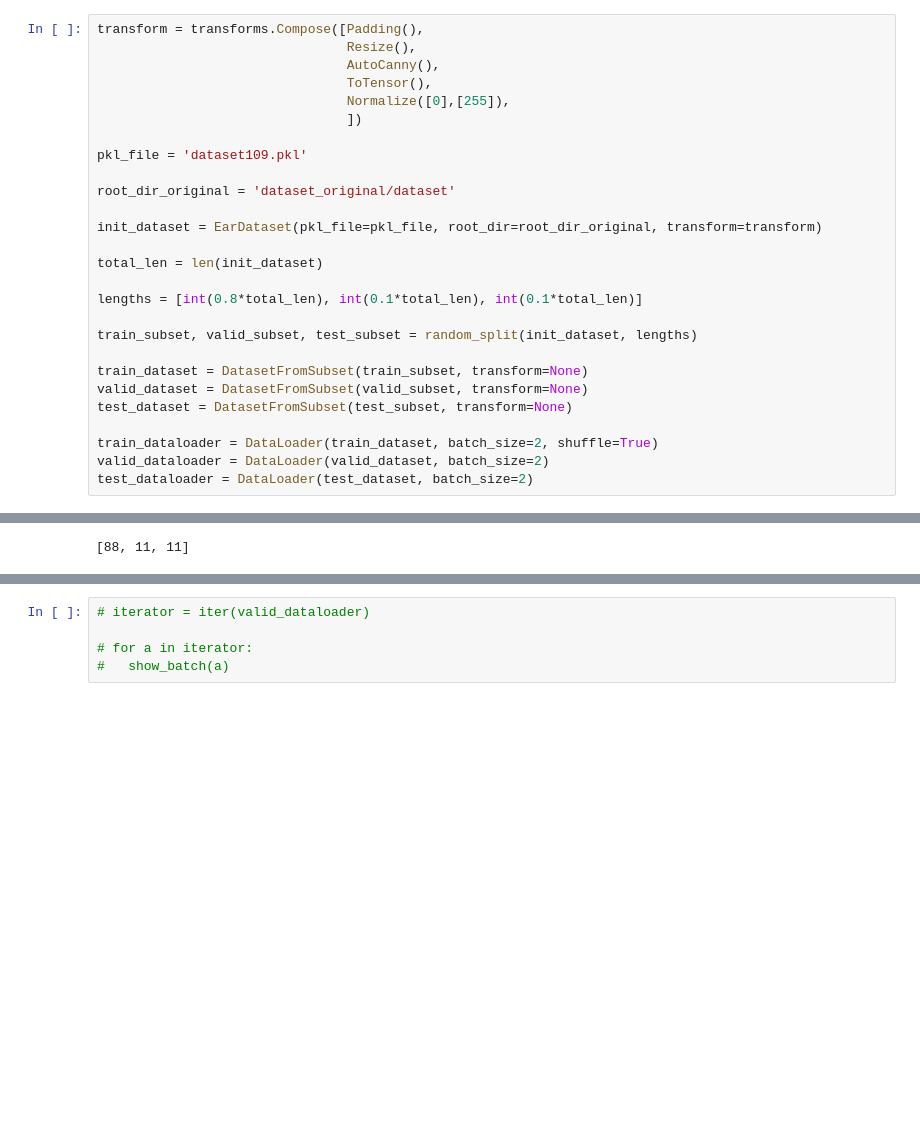
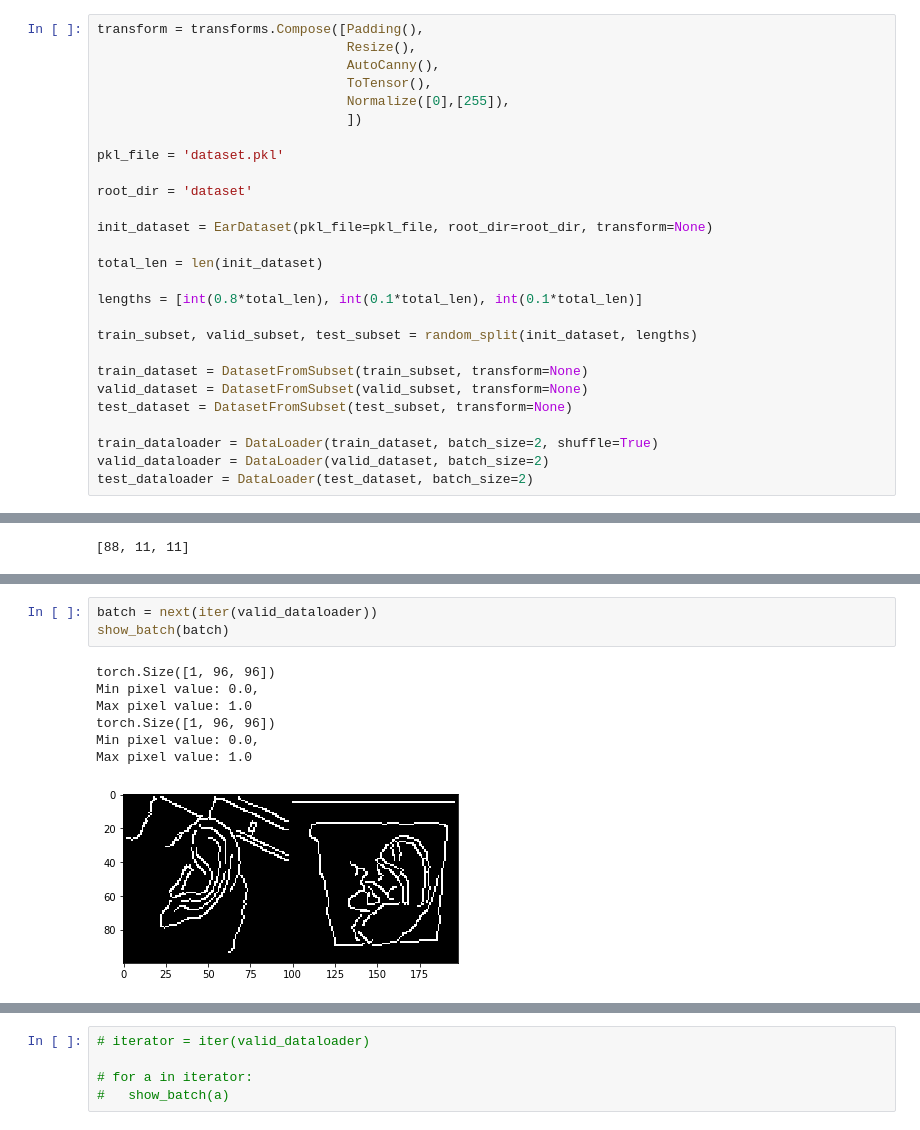
Before and after one commit to TulioChiodi/ear_project, a Jupyter notebook: model_ear_project.ipynb, the cells around one changed output, grey strips where cells are left out. Cells and saved outputs as stored; diff of their text form; blank space fills up the shorter version.

```diff
--- a/model_ear_project.ipynb
+++ b/model_ear_project.ipynb
@@ -230,11 +230,11 @@ transform = transforms.Compose([Padding(),
                                 Normalize([0],[255]),
                                 ])
 
-pkl_file = 'dataset109.pkl'
+pkl_file = 'dataset.pkl'
 
-root_dir_original = 'dataset_original/dataset'
+root_dir = 'dataset'
 
-init_dataset = EarDataset(pkl_file=pkl_file, root_dir=root_dir_original, transform=transform)
+init_dataset = EarDataset(pkl_file=pkl_file, root_dir=root_dir, transform=None)
 
 total_len = len(init_dataset)
 
@@ -262,0 +267,11 @@ torch.Size([1, 96, 96])
+# %%
+batch = next(iter(valid_dataloader))
+show_batch(batch)
+# %% [output]
+torch.Size([1, 96, 96])
+Min pixel value: 0.0,
+Max pixel value: 1.0
+torch.Size([1, 96, 96])
+Min pixel value: 0.0,
+Max pixel value: 1.0
+[figure, added]
```
Also changed, not shown: parts of 28 cells of this notebook, 4 other files.
